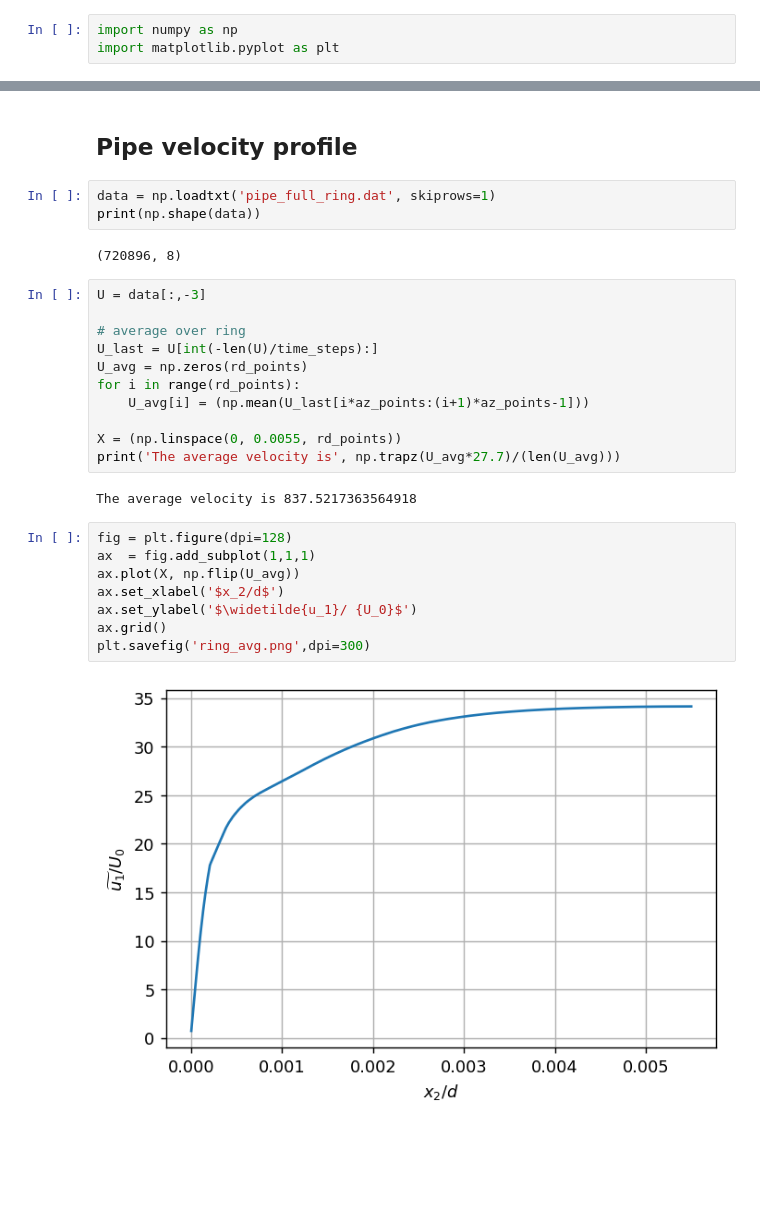
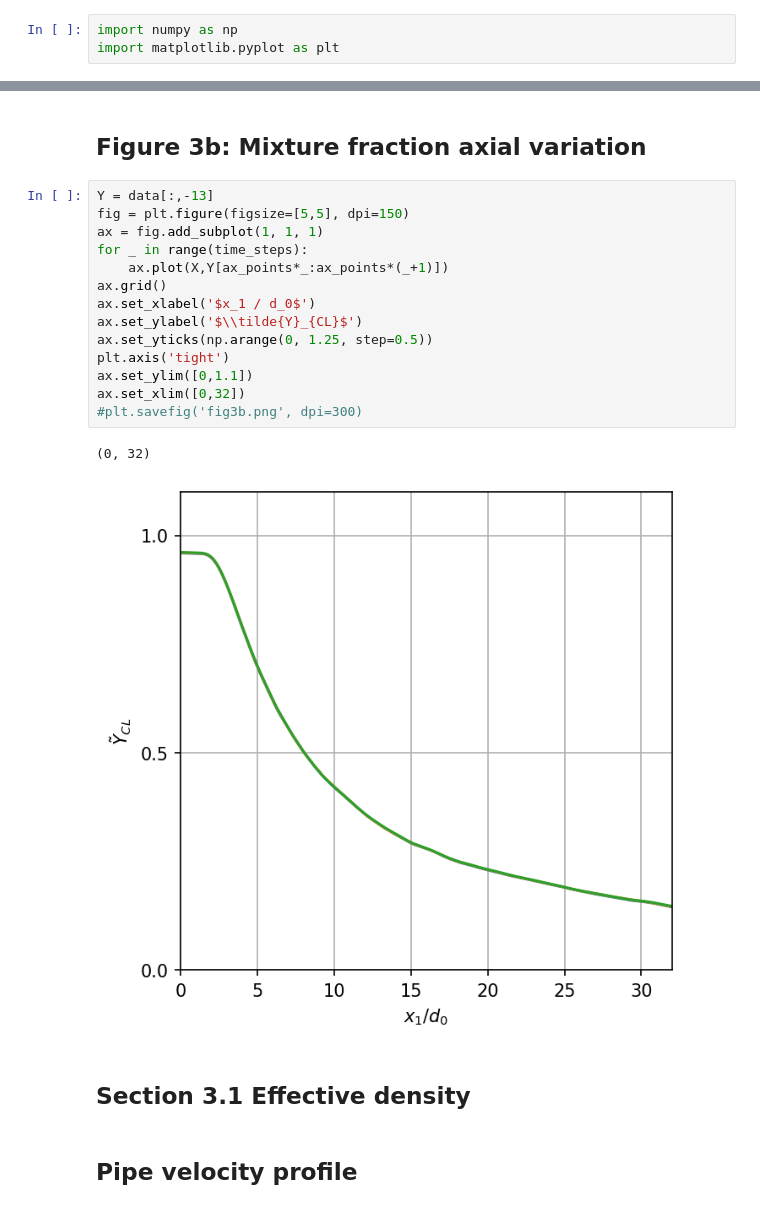
Before and after one commit to mulligatawny/jet-coflow-les, a Jupyter notebook: probe_post_proc.ipynb, the cells around one changed output, grey strips where cells are left out. Cells and saved outputs as stored; diff of their text form; blank space fills up the shorter version.

```diff
--- a/probe_post_proc.ipynb
+++ b/probe_post_proc.ipynb
@@ -47,30 +47,23 @@ plt.savefig('ax_v1.png', dpi=300)
+# %% [markdown]
+## Figure 3b: Mixture fraction axial variation
+# %%
+Y = data[:,-13]
+fig = plt.figure(figsize=[5,5], dpi=150)
+ax = fig.add_subplot(1, 1, 1)
+for _ in range(time_steps):
+    ax.plot(X,Y[ax_points*_:ax_points*(_+1)])
+ax.grid()
+ax.set_xlabel('$x_1 / d_0$')
+ax.set_ylabel('$\\tilde{Y}_{CL}$')
+ax.set_yticks(np.arange(0, 1.25, step=0.5))
+plt.axis('tight')
+ax.set_ylim([0,1.1])
+ax.set_xlim([0,32])
+#plt.savefig('fig3b.png', dpi=300)
+# %% [output]
+(0, 32)
+[figure, added]
+# %% [markdown]
+## Section 3.1 Effective density
 # %% [markdown]
 ## Pipe velocity profile
-# %%
-data = np.loadtxt('pipe_full_ring.dat', skiprows=1)
-print(np.shape(data))
-# %% [output]
-(720896, 8)
-# %%
-U = data[:,-3]
-
-# average over ring
-U_last = U[int(-len(U)/time_steps):]
-U_avg = np.zeros(rd_points)
-for i in range(rd_points):
-    U_avg[i] = (np.mean(U_last[i*az_points:(i+1)*az_points-1]))
-
-X = (np.linspace(0, 0.0055, rd_points))
-print('The average velocity is', np.trapz(U_avg*27.7)/(len(U_avg)))
-# %% [output]
-The average velocity is 837.5217363564918
-# %%
-fig = plt.figure(dpi=128)
-ax  = fig.add_subplot(1,1,1)
-ax.plot(X, np.flip(U_avg))
-ax.set_xlabel('$x_2/d$')
-ax.set_ylabel('$\widetilde{u_1}/ {U_0}$')
-ax.grid()
-plt.savefig('ring_avg.png',dpi=300)
-# %% [output]
-[figure, removed]
```
Also changed, not shown: parts of 41 cells of this notebook.
